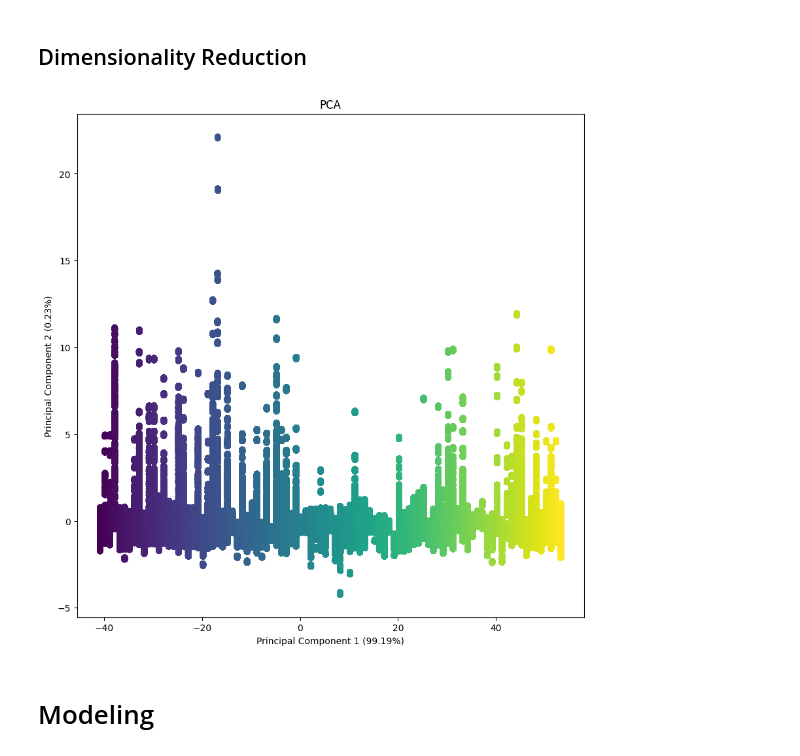
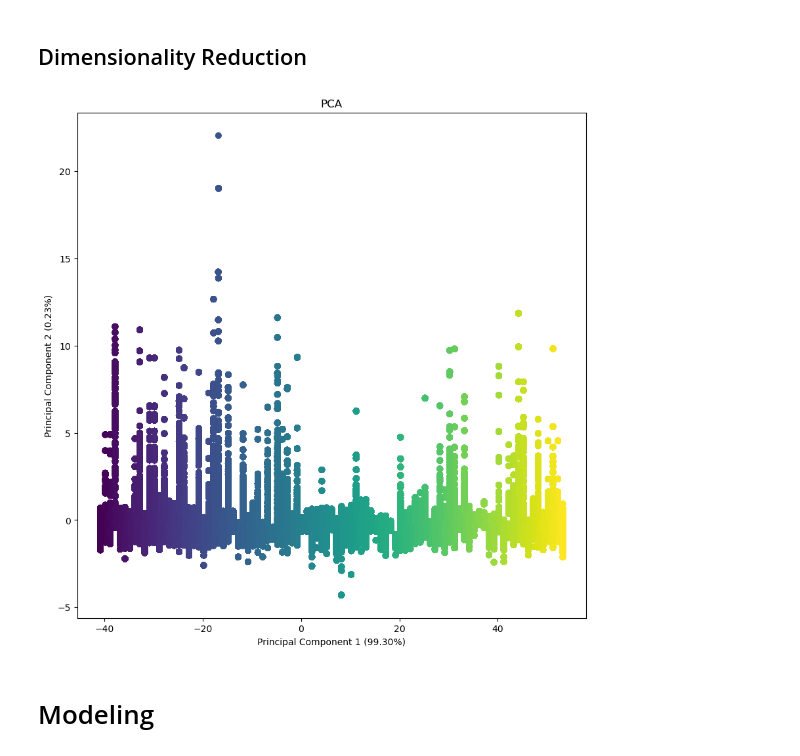
Before and after one commit to KiranSmelser/flight-delay-predictor, a Jupyter notebook: main.ipynb, the cells around one changed output. Cells and saved outputs as stored; diff of their text form; code cells hidden in the pictures.

```diff
--- a/main.ipynb
+++ b/main.ipynb
@@ -77,32 +81,33 @@ for airport in top_airports:
 ## Normalize Features
 # %%
 scaler = StandardScaler()
-df[['PRCP', 'SNOW', 'SNWD', 'TMAX', 'AWND', 'DEP_DEL15']] = scaler.fit_transform(
-    df[['PRCP', 'SNOW', 'SNWD', 'TMAX', 'AWND', 'DEP_DEL15']])
+df[['PRCP', 'SNOW', 'SNWD', 'TMAX', 'AWND']] = scaler.fit_transform(
+    df[['PRCP', 'SNOW', 'SNWD', 'TMAX', 'AWND']])
 # %% [markdown]
 ## Dimensionality Reduction
 # %%
 # Encode 'DEPARTING_AIRPORT' feature
+temp = df
 le = LabelEncoder()
-df['DEPARTING_AIRPORT'] = le.fit_transform(df['DEPARTING_AIRPORT'])
+temp['DEPARTING_AIRPORT'] = le.fit_transform(temp['DEPARTING_AIRPORT'])
 
 # Dimensionality reduction with PCA
 pca = PCA(n_components=2)
-pca_results = pca.fit_transform(df)
+pca_results = pca.fit_transform(temp)
 
 # % of variance explained by each component
 explained_variance = pca.explained_variance_ratio_
 
 # Plot
 fig, axs = plt.subplots(1, figsize=(10, 10))
 axs.scatter(pca_results[:, 0], pca_results[:, 1],
-            c=df['DEPARTING_AIRPORT'])
+            c=temp['DEPARTING_AIRPORT'])
 axs.set_title('PCA')
 axs.set_xlabel(f'Principal Component 1 ({explained_variance[0]*100:.2f}%)')
 axs.set_ylabel(f'Principal Component 2 ({explained_variance[1]*100:.2f}%)')
 plt.show()
 # %% [output]
-[figure, old version]
+[figure, new version]
 # %% [markdown]
 # Modeling
 # %% [markdown]
```
Also changed, not shown: parts of 7 cells of this notebook.
